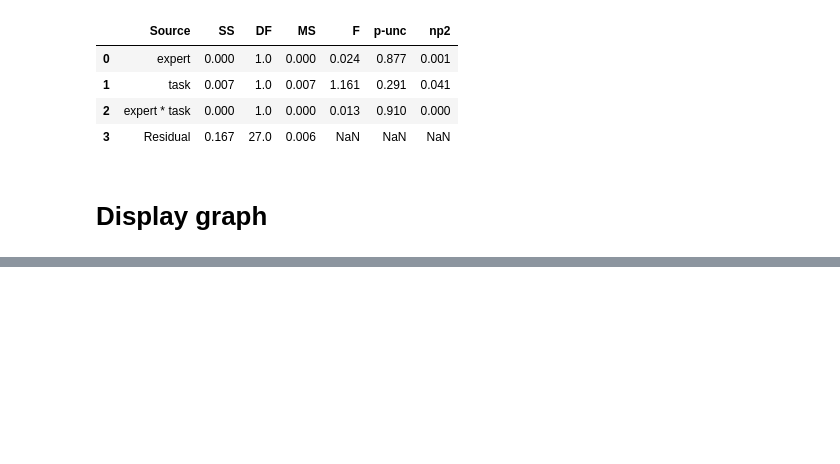
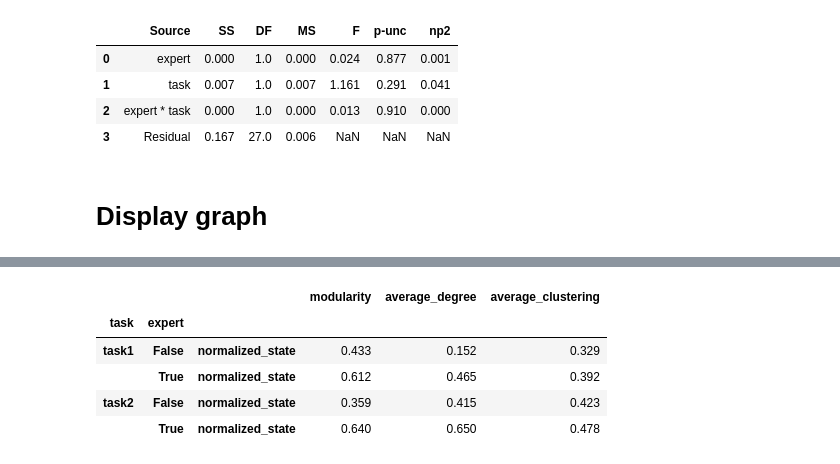
Before and after one commit to konstantgr/jupyter-logs-analysis, a Jupyter notebook: analysis/03-graph-analysis.ipynb, the cells around one changed output, grey strips where cells are left out. Saved outputs shown, nothing was run; the diff lists cells and outputs as text; code cells hidden in the pictures; blank space fills up the shorter version.

```diff
--- a/analysis/03-graph-analysis.ipynb
+++ b/analysis/03-graph-analysis.ipynb
@@ -176,0 +255,18 @@ list(graphs.values())[0]
+# %%
+df_tmp = graph_evolution_merged
+max_values = df_tmp.groupby('kernel_id')['state_num'].transform('max')
+df_tmp['normalized_state'] = df_tmp['state_num'] / max_values
+
+df_corr = df_tmp.groupby(['task', 'expert'])[['normalized_state', *metrics]].corr()
+indices = [i for i in df_corr.index if i[-1] == 'normalized_state']
+df_corr[metrics] = df_corr[metrics]
+
+table = df_corr.loc[indices][metrics]
+table.round(3)
+# %% [output]
+|  |  |  | modularity | average_degree | average_clustering |
+| task | expert |  |  |  |  |
+| task1 | False | normalized_state | 0.433 | 0.152 | 0.329 |
+|  | True | normalized_state | 0.612 | 0.465 | 0.392 |
+| task2 | False | normalized_state | 0.359 | 0.415 | 0.423 |
+|  | True | normalized_state | 0.640 | 0.650 | 0.478 |
```
Also changed, not shown: parts of 10 cells of this notebook, 1 other file.
